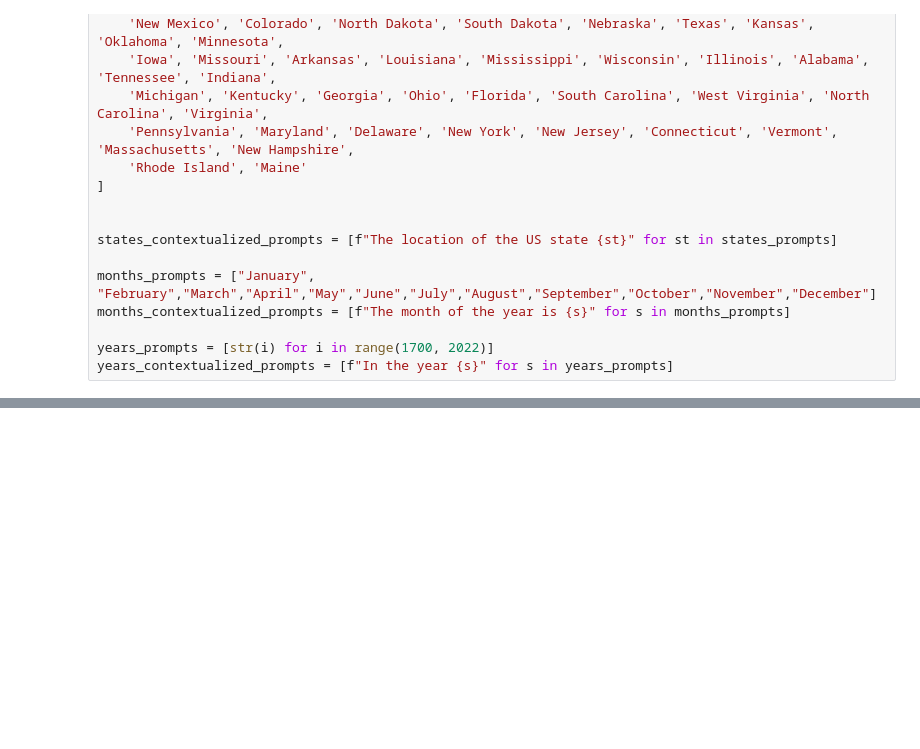
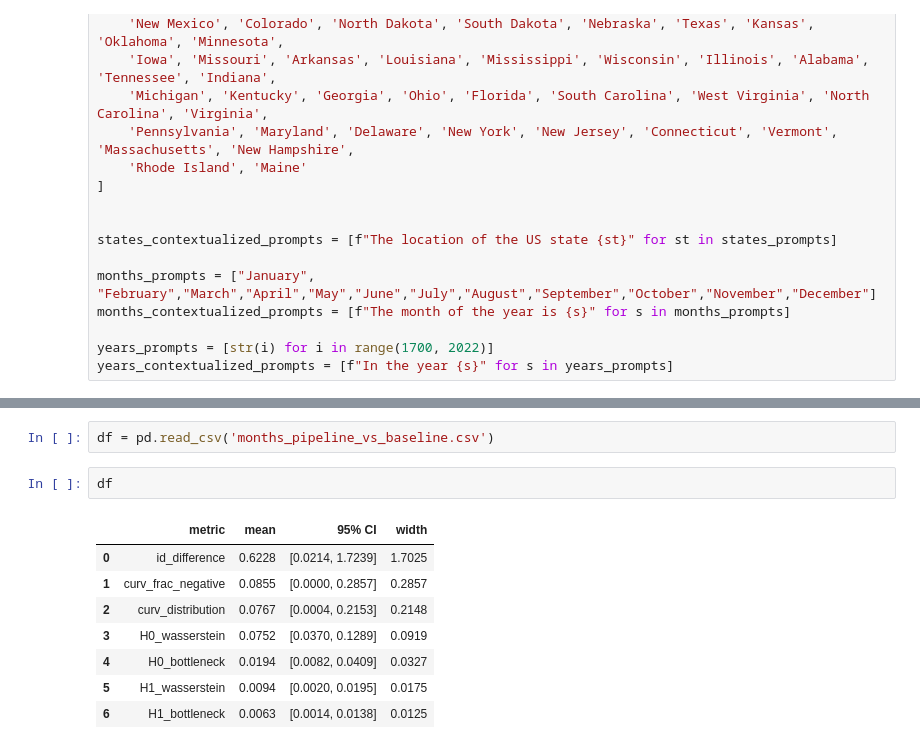
Before and after one commit to camjii/hypo_free_geometry, a Jupyter notebook: ground_truth_verification/pipeline_activations_extraction.ipynb, the cells around one changed output, grey strips where cells are left out. Cells and saved outputs as stored; diff of their text form; blank space fills up the shorter version.

Commit message:
validated karkada months on layer 6

```diff
--- a/ground_truth_verification/pipeline_activations_extraction.ipynb
+++ b/ground_truth_verification/pipeline_activations_extraction.ipynb
@@ -88,0 +161,13 @@ array([[-1.4250600e+01,  3.4013939e+01, -2.7308481e+01],
+# %%
+df = pd.read_csv('months_pipeline_vs_baseline.csv')
+# %%
+df
+# %% [output]
+|  | metric | mean | 95% CI | width |
+| 0 | id_difference | 0.6228 | [0.0214, 1.7239] | 1.7025 |
+| 1 | curv_frac_negative | 0.0855 | [0.0000, 0.2857] | 0.2857 |
+| 2 | curv_distribution | 0.0767 | [0.0004, 0.2153] | 0.2148 |
+| 3 | H0_wasserstein | 0.0752 | [0.0370, 0.1289] | 0.0919 |
+| 4 | H0_bottleneck | 0.0194 | [0.0082, 0.0409] | 0.0327 |
+| 5 | H1_wasserstein | 0.0094 | [0.0020, 0.0195] | 0.0175 |
+| 6 | H1_bottleneck | 0.0063 | [0.0014, 0.0138] | 0.0125 |
```
Also changed, not shown: parts of 13 cells of this notebook, 14 other files.
